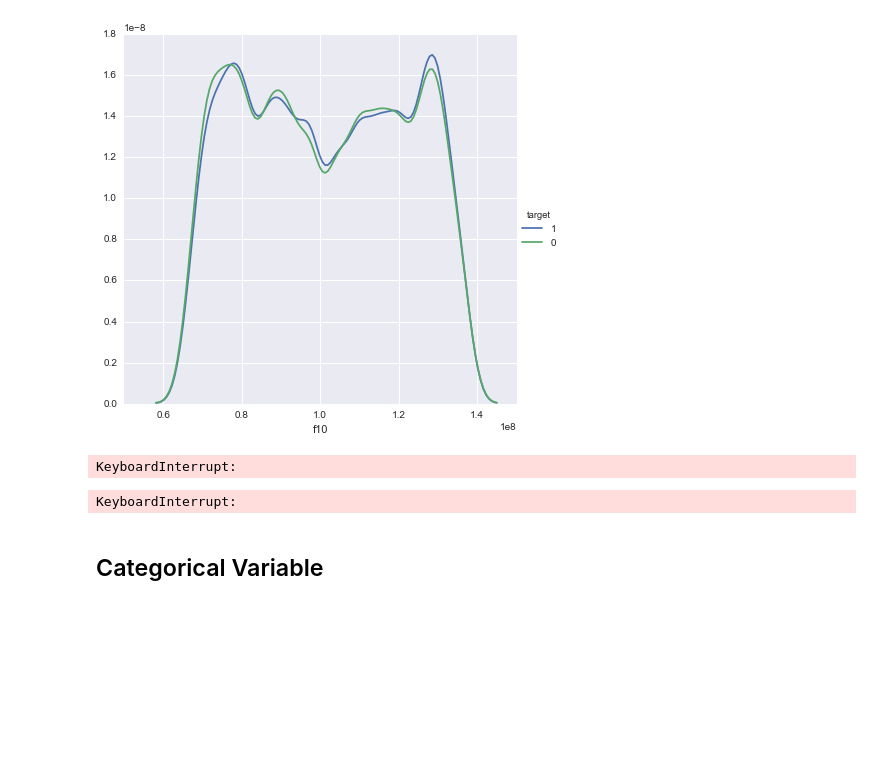
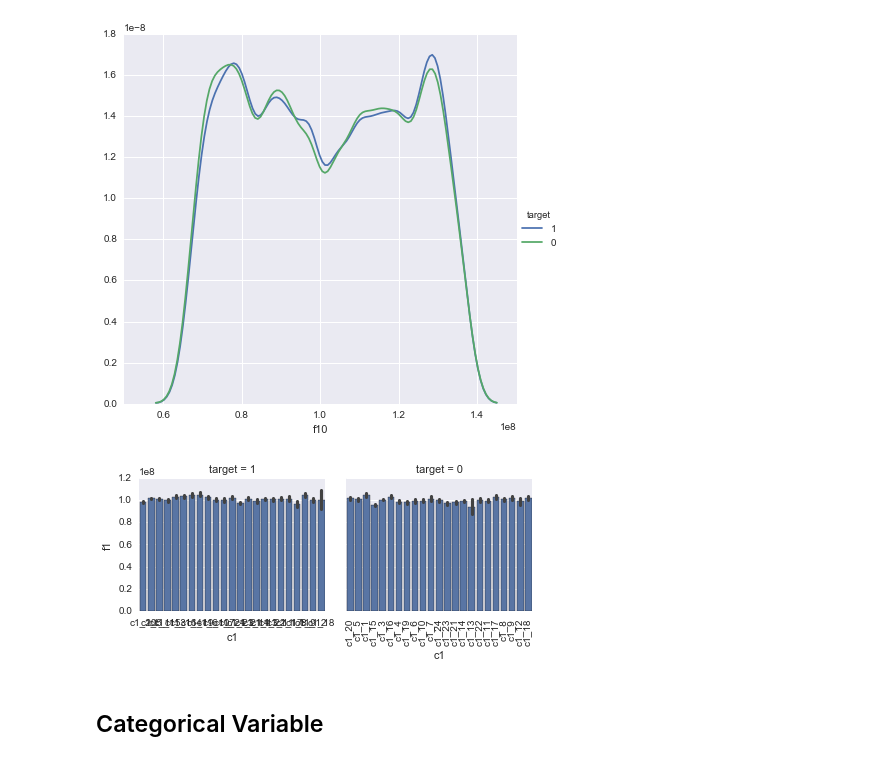
Before and after one commit to numb3r33/numer.ai, a Jupyter notebook: notebooks/Numer.ai - Exploratory Data Analysis.ipynb, the cells around one changed output. Cells and saved outputs as stored; diff of their text form; code cells hidden in the pictures; blank space fills up the shorter version.

Commit message:
Visualizing how categorical variable is related to target and f1

```diff
--- a/notebooks/Numer.ai - Exploratory Data Analysis.ipynb
+++ b/notebooks/Numer.ai - Exploratory Data Analysis.ipynb
@@ -299,12 +299,12 @@ sns.FacetGrid(train, hue="target", size=6) \
 [figure]
 # %%
 features = ['f1', 'f2', 'f3', 'f4', 'f6', 'f7', 'f10', 'target']
-# %%
-from pandas.tools.plotting import andrews_curves
-andrews_curves(train[features], "target")
-# %% [output]
-KeyboardInterrupt:
-KeyboardInterrupt:
+# %%
+g = sns.FacetGrid(train, col='target', col_wrap=4)
+plt.xticks(rotation=90)
+g.map(sns.barplot, 'c1', 'f1');
+# %% [output]
+[figure, added]
 # %% [markdown]
 ## Categorical Variable
 # %%
```
Also changed, not shown: 4 other files.
